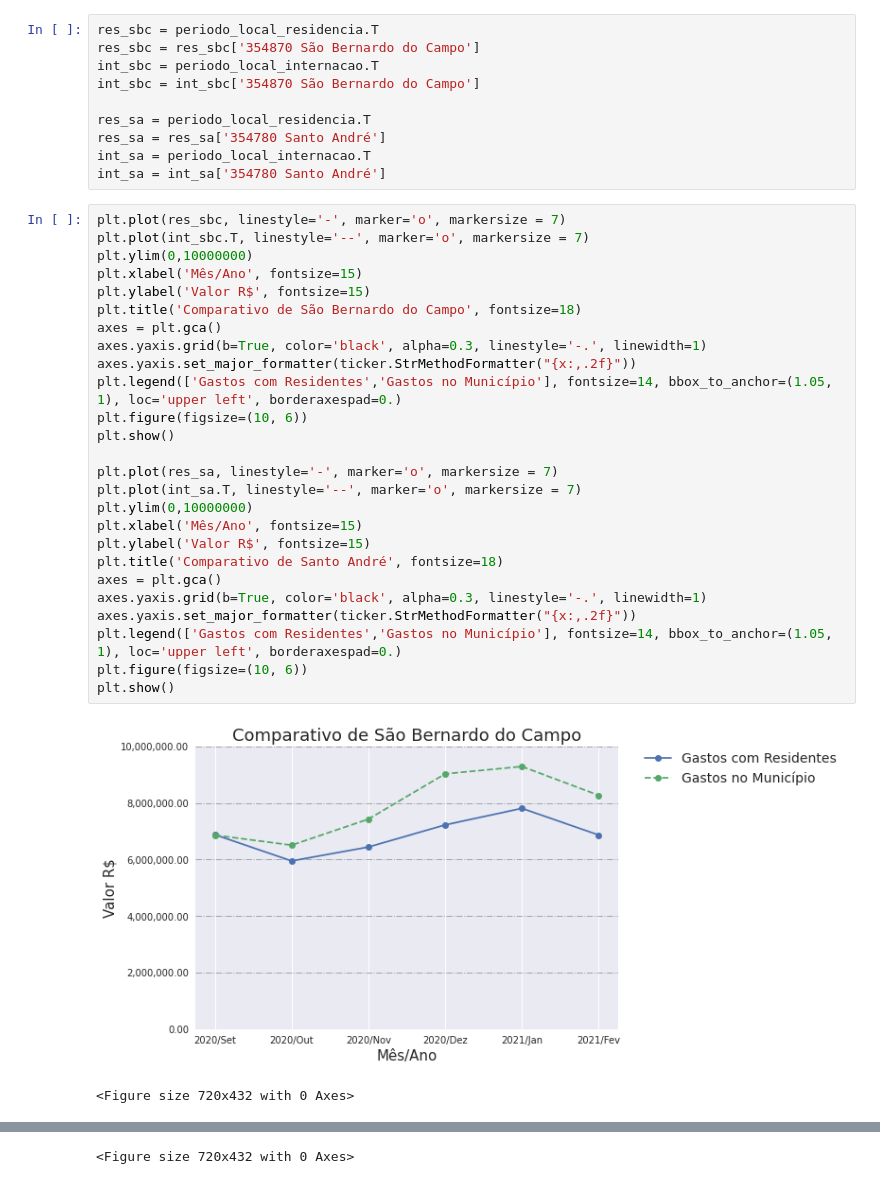
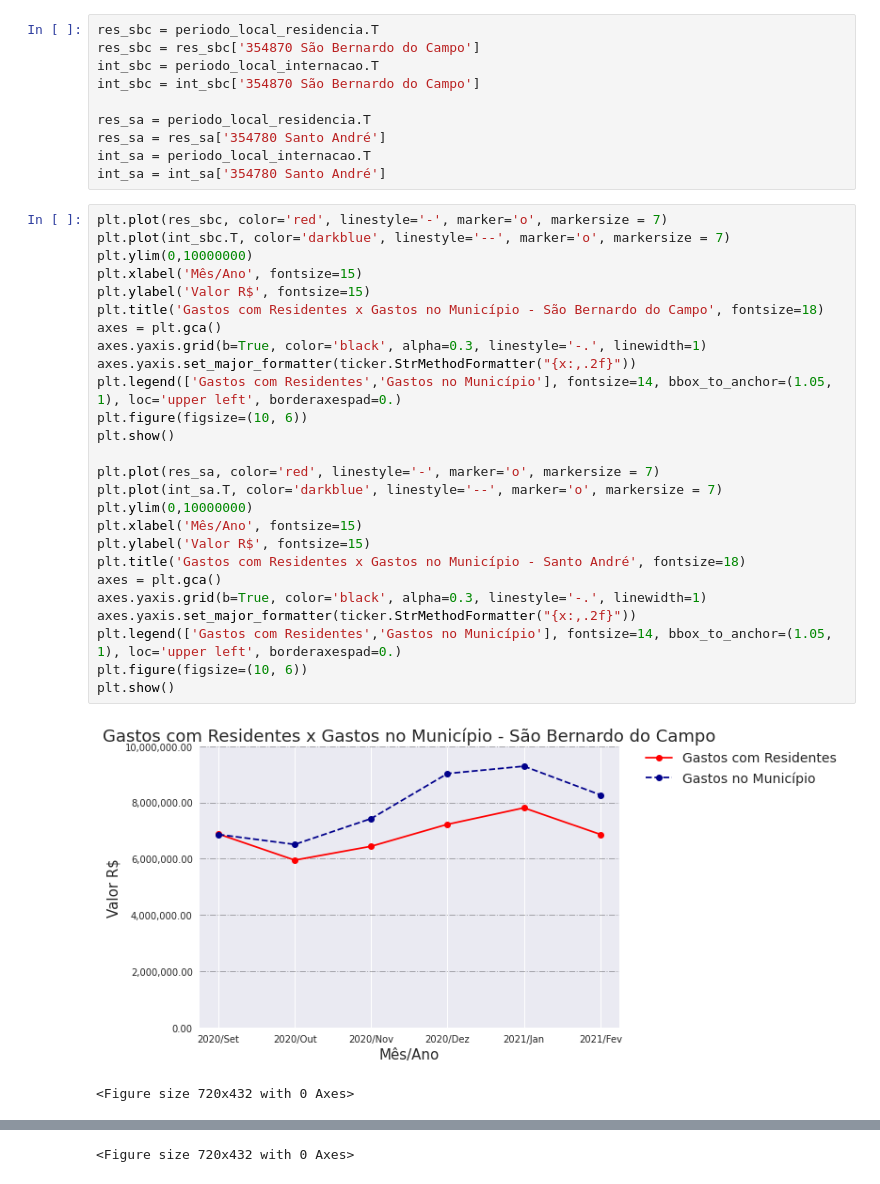
Before and after one commit to brunarigo/DS-project01-datasus-analysis, a Jupyter notebook: Notebooks/Project01_Datasus_Analysis.ipynb, the cells around one changed output, grey strips where cells are left out. Cells and saved outputs as stored; diff of their text form.

```diff
--- a/Notebooks/Project01_Datasus_Analysis.ipynb
+++ b/Notebooks/Project01_Datasus_Analysis.ipynb
@@ -345,31 +237,31 @@ res_sa = res_sa['354780 Santo André']
 int_sa = periodo_local_internacao.T
 int_sa = int_sa['354780 Santo André']
 # %%
-plt.plot(res_sbc, linestyle='-', marker='o', markersize = 7)
-plt.plot(int_sbc.T, linestyle='--', marker='o', markersize = 7)
+plt.plot(res_sbc, color='red', linestyle='-', marker='o', markersize = 7)
+plt.plot(int_sbc.T, color='darkblue', linestyle='--', marker='o', markersize = 7)
 plt.ylim(0,10000000)
 plt.xlabel('Mês/Ano', fontsize=15)
 plt.ylabel('Valor R$', fontsize=15)
-plt.title('Comparativo de São Bernardo do Campo', fontsize=18)
+plt.title('Gastos com Residentes x Gastos no Município - São Bernardo do Campo', fontsize=18)
 axes = plt.gca()
 axes.yaxis.grid(b=True, color='black', alpha=0.3, linestyle='-.', linewidth=1)
 axes.yaxis.set_major_formatter(ticker.StrMethodFormatter("{x:,.2f}"))
 plt.legend(['Gastos com Residentes','Gastos no Município'], fontsize=14, bbox_to_anchor=(1.05, 1), loc='upper left', borderaxespad=0.)
 plt.figure(figsize=(10, 6))
 plt.show()
 
-plt.plot(res_sa, linestyle='-', marker='o', markersize = 7)
-plt.plot(int_sa.T, linestyle='--', marker='o', markersize = 7)
+plt.plot(res_sa, color='red', linestyle='-', marker='o', markersize = 7)
+plt.plot(int_sa.T, color='darkblue', linestyle='--', marker='o', markersize = 7)
 plt.ylim(0,10000000)
 plt.xlabel('Mês/Ano', fontsize=15)
 plt.ylabel('Valor R$', fontsize=15)
-plt.title('Comparativo de Santo André', fontsize=18)
+plt.title('Gastos com Residentes x Gastos no Município - Santo André', fontsize=18)
 axes = plt.gca()
 axes.yaxis.grid(b=True, color='black', alpha=0.3, linestyle='-.', linewidth=1)
 axes.yaxis.set_major_formatter(ticker.StrMethodFormatter("{x:,.2f}"))
 plt.legend(['Gastos com Residentes','Gastos no Município'], fontsize=14, bbox_to_anchor=(1.05, 1), loc='upper left', borderaxespad=0.)
 plt.figure(figsize=(10, 6))
 plt.show()
 # %% [output]
-[figure, old version]
+[figure, new version]
 <Figure size 720x432 with 0 Axes>
```
Also changed, not shown: parts of 26 cells of this notebook.
